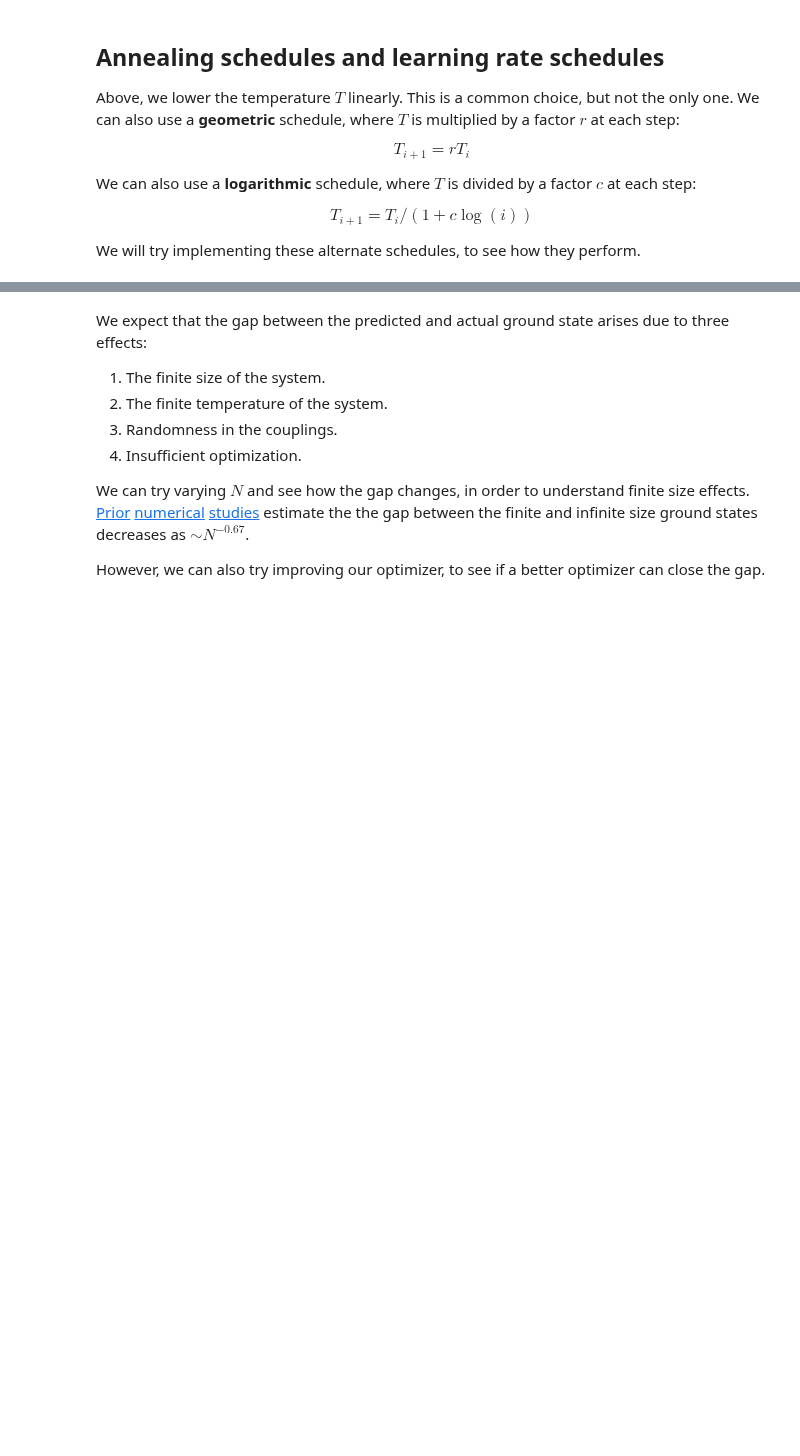
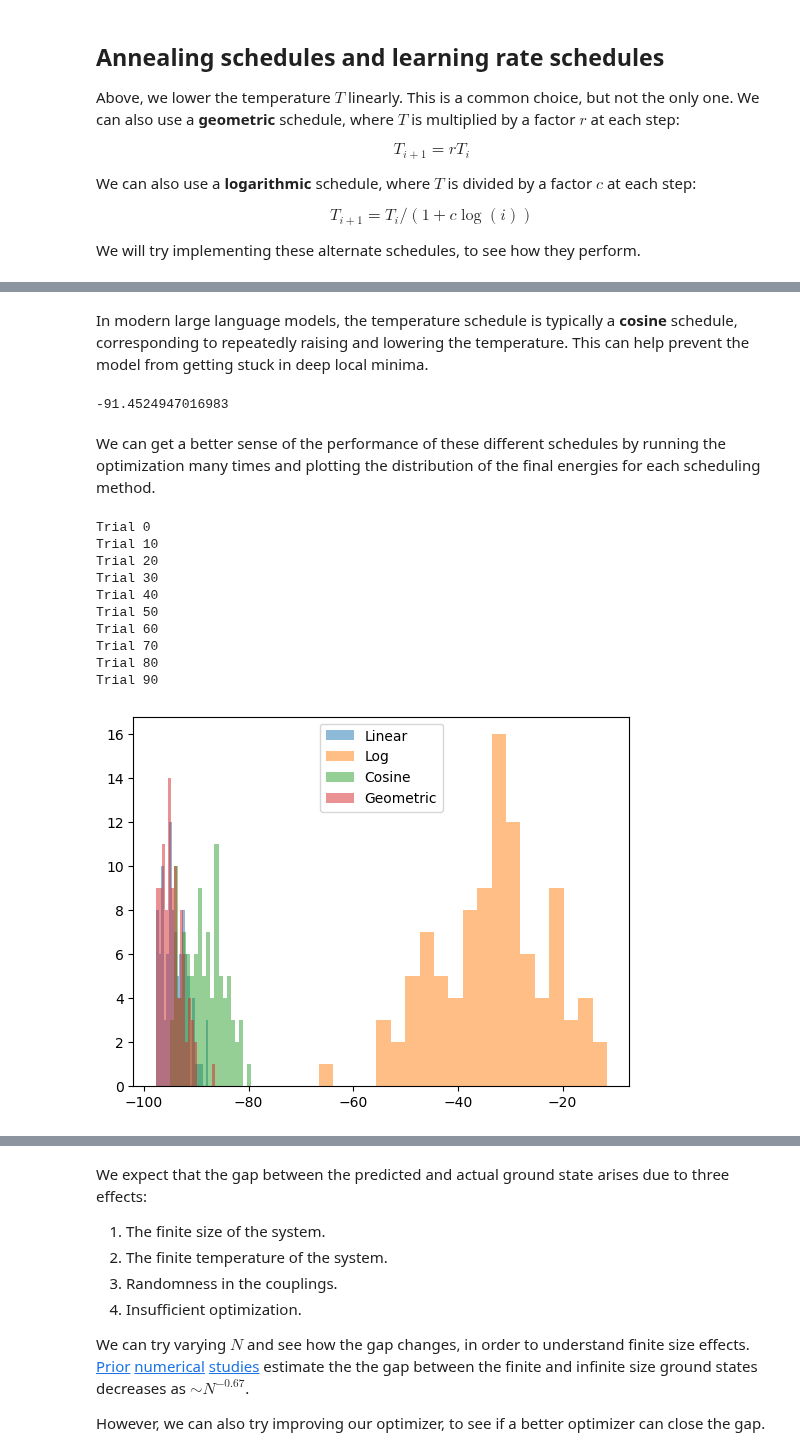
Before and after one commit to williamgilpin/cphy, a Jupyter notebook: talks/spin_glass.ipynb, the cells around one changed output, grey strips where cells are left out. Drawn from its saved outputs; the diff is of its cells as text; code cells hidden in the pictures; blank space fills up the shorter version.

```diff
--- a/talks/spin_glass.ipynb
+++ b/talks/spin_glass.ipynb
@@ -211,3 +216,78 @@ print(final_E)
+# %% [markdown]
+In modern large language models, the temperature schedule is typically a **cosine** schedule, corresponding to repeatedly raising and lowering the temperature. This can help prevent the model from getting stuck in deep local minima.
+# %%
+def cosine_schedule(T0, Tf, n_steps, periods=2):
+    """
+    Cosine schedule that starts at T0 at the peak of a cosine wave, and ends at Tf at the trough.
+    It performs periods total cycles across n_steps steps.
+    """
+    # Choose the smallest half-integer number of cycles >= periods
+    m = max(0, np.ceil(periods - 0.5))     # integer
+    cycles = m + 0.5                    # half-integer to end at a trough
+    dphi = 2 * np.pi * cycles              # total phase across the schedule
+
+    # Build schedule using a 0..1 normalized parameter so endpoints land at 0 and 1 exactly
+    denom = n_steps - 1
+    sched = [
+        Tf + (T0 - Tf) * (1 + np.cos((i / denom) * dphi)) / 2
+        for i in range(n_steps)
+    ]
+
+    # Ensure exact endpoints (numerical safety)
+    sched[0] = T0
+    sched[-1] = Tf
+    return sched
+
+temperatures = cosine_schedule(3.0, 0.01, 100, periods=3)
+sa = SimulatedAnnealing()
+final_E, final_spins = sa.fit(sk, temperatures)
+print(final_E)
+# %% [output]
+-91.4524947016983
+# %% [markdown]
+We can get a better sense of the performance of these different schedules by running the optimization many times and plotting the distribution of the final energies for each scheduling method.
+# %%
+
+all_linear, all_log, all_cosine, all_geometric = [], [], [], []
+for i in range(100):
+    if i % 10 == 0:
+        print(f"Trial {i}")
+    temperatures = linear_schedule(3.0, 0.01, 100)
+    sa = SimulatedAnnealing()
+    all_linear.append(sa.fit(sk, temperatures)[0])
+
+    temperatures = log_schedule(3.0, 0.01, 100)
+    sa = SimulatedAnnealing()
+    all_log.append(sa.fit(sk, temperatures)[0])
+
+    temperatures = cosine_schedule(3.0, 0.01, 100, periods=3)
+    sa = SimulatedAnnealing()
+    all_cosine.append(sa.fit(sk, temperatures)[0])
+
+    temperatures = geometric_schedule(3.0, 0.01, 100)
+    sa = SimulatedAnnealing()
+    all_geometric.append(sa.fit(sk, temperatures)[0])
+
+
+plt.figure()
+plt.hist(all_linear, bins=20, alpha=0.5, label="Linear")
+plt.hist(all_log, bins=20, alpha=0.5, label="Log")
+plt.hist(all_cosine, bins=20, alpha=0.5, label="Cosine")
+plt.hist(all_geometric, bins=20, alpha=0.5, label="Geometric")
+plt.legend()
+plt.show()
+# %% [output]
+Trial 0
+Trial 10
+Trial 20
+Trial 30
+Trial 40
+Trial 50
+Trial 60
+Trial 70
+Trial 80
+Trial 90
+[figure, added]
 # %% [markdown]
 # How well did we do? The analytic prediction in the many spin case
 
```
Also changed, not shown: parts of 26 cells of this notebook, 1 other file.
